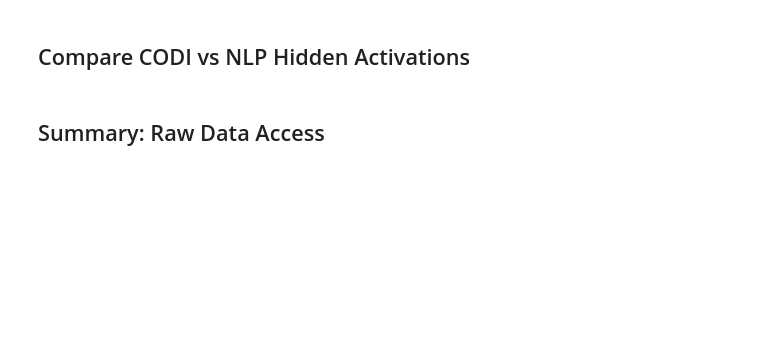
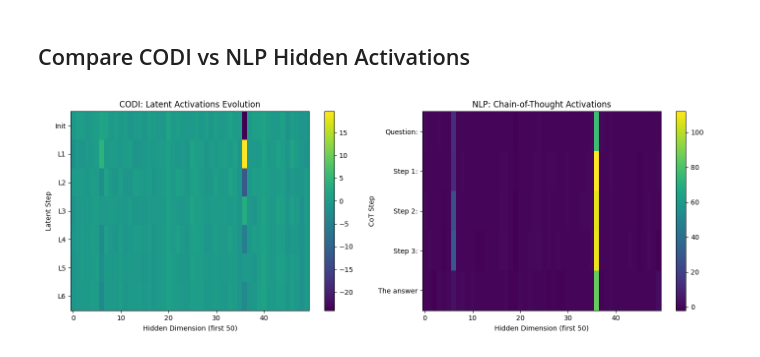
Before and after one commit to japhba/codi-thought-anchors, a Jupyter notebook: main.ipynb, the cells around one changed output. Drawn from its saved outputs; the diff is of its cells as text; code cells hidden in the pictures; blank space fills up the shorter version.

```diff
--- a/main.ipynb
+++ b/main.ipynb
@@ -33,7 +33,7 @@ os.makedirs(ckpt_dir, exist_ok=True)
 try:
     ckpt_path = hf_hub_download(
         repo_id="zen-E/CODI-gpt2",
-        filename="model.safetensors",
+        filename="pytorch_model.bin",
         local_dir=ckpt_dir
     )
     print(f"Downloaded checkpoint to: {ckpt_path}")
@@ -90,13 +92,26 @@ codi_model = CODI(model_args, training_args, lora_config)
 
 # Load checkpoint if available
 if ckpt_path and os.path.exists(ckpt_path):
-    from safetensors.torch import load_file
-    state_dict = load_file(ckpt_path)
-    codi_model.load_state_dict(state_dict, strict=False)
+    state_dict = torch.load(ckpt_path, map_location=device)
+
+    # Diagnose key matching
+    model_keys = set(codi_model.state_dict().keys())
+    ckpt_keys = set(state_dict.keys())
+    print(f"Checkpoint keys (first 5): {sorted(ckpt_keys)[:5]}")
+    print(f"Model keys (first 5): {sorted(model_keys)[:5]}")
+    print(f"Matching keys: {len(model_keys & ckpt_keys)}/{len(ckpt_keys)}")
+
+    result = codi_model.load_state_dict(state_dict, strict=False)
+    print(f"Missing keys: {len(result.missing_keys)}")
+    print(f"Unexpected keys: {len(result.unexpected_keys)}")
+    if result.unexpected_keys:
+        print(f"Unexpected (first 5): {result.unexpected_keys[:5]}")
+    if result.missing_keys:
+        print(f"Missing (first 5): {result.missing_keys[:5]}")
     print("Loaded CODI checkpoint")
 else:
     print("Using randomly initialized CODI model")
 
-codi_model = codi_model.to(device)
+codi_model = codi_model.to(device=device, dtype=torch.bfloat16)
 codi_model.eval()
 print(f"CODI model loaded on {device}")
@@ -345,32 +421,33 @@ plt.show()
 # %%
 # Visualize hidden state evolution
+import matplotlib.pyplot as plt
 fig, axes = plt.subplots(1, 2, figsize=(14, 5))
 
 # CODI hidden states (first 50 dimensions)
-codi_hidden_matrix = torch.stack([t.squeeze() for t in codi_latent_traces]).cpu().numpy()
+codi_hidden_matrix = torch.stack([t.squeeze() for t in codi_latent_traces]).cpu().float().numpy()
 im1 = axes[0].imshow(codi_hidden_matrix[:, :50], aspect='auto', cmap='viridis')
 axes[0].set_xlabel('Hidden Dimension (first 50)')
 axes[0].set_ylabel('Latent Step')
 axes[0].set_title('CODI: Latent Activations Evolution')
 axes[0].set_yticks(range(len(codi_latent_traces)))
 axes[0].set_yticklabels(['Init'] + [f'L{i+1}' for i in range(len(codi_latent_traces)-1)])
 plt.colorbar(im1, ax=axes[0])
 
 # NLP hidden states at CoT positions
 if nlp_traces:
-    nlp_hidden_matrix = torch.stack([t['embedding'] for t in nlp_traces]).numpy()
+    nlp_hidden_matrix = torch.stack([t['embedding'] for t in nlp_traces]).float().numpy()
     im2 = axes[1].imshow(nlp_hidden_matrix[:, :50], aspect='auto', cmap='viridis')
     axes[1].set_xlabel('Hidden Dimension (first 50)')
     axes[1].set_ylabel('CoT Step')
     axes[1].set_title('NLP: Chain-of-Thought Activations')
     axes[1].set_yticks(range(len(nlp_traces)))
     axes[1].set_yticklabels([t['step'][:10] for t in nlp_traces])
     plt.colorbar(im2, ax=axes[1])
 
 plt.tight_layout()
 plt.show()
+# %% [output]
+[figure, added]
-# %% [markdown]
-## Summary: Raw Data Access
 # %%
 # Summary of all collected data
 print("=" * 60)
```
Also changed, not shown: parts of 15 cells of this notebook, 1 other file.
